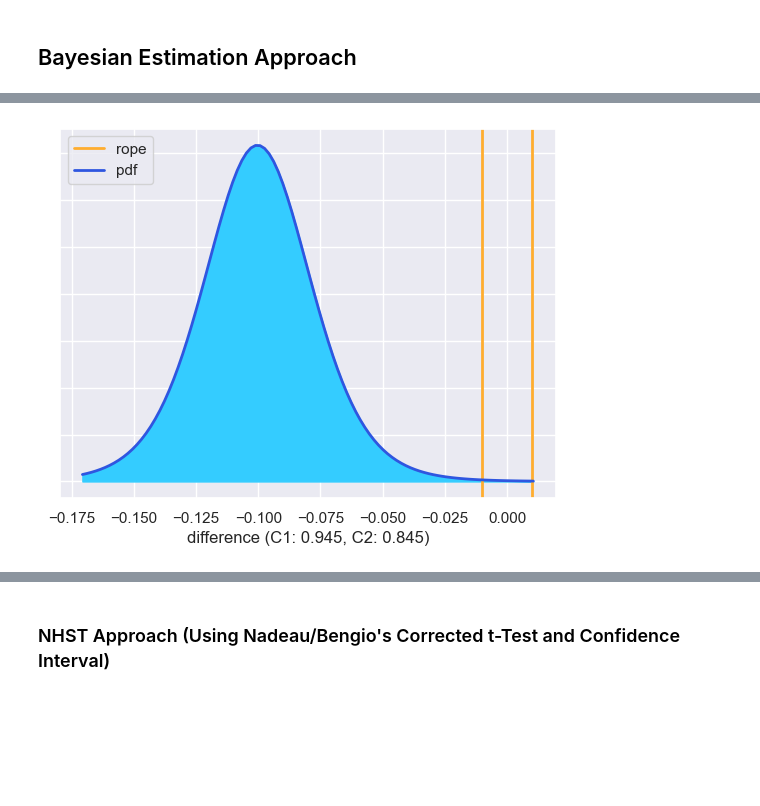
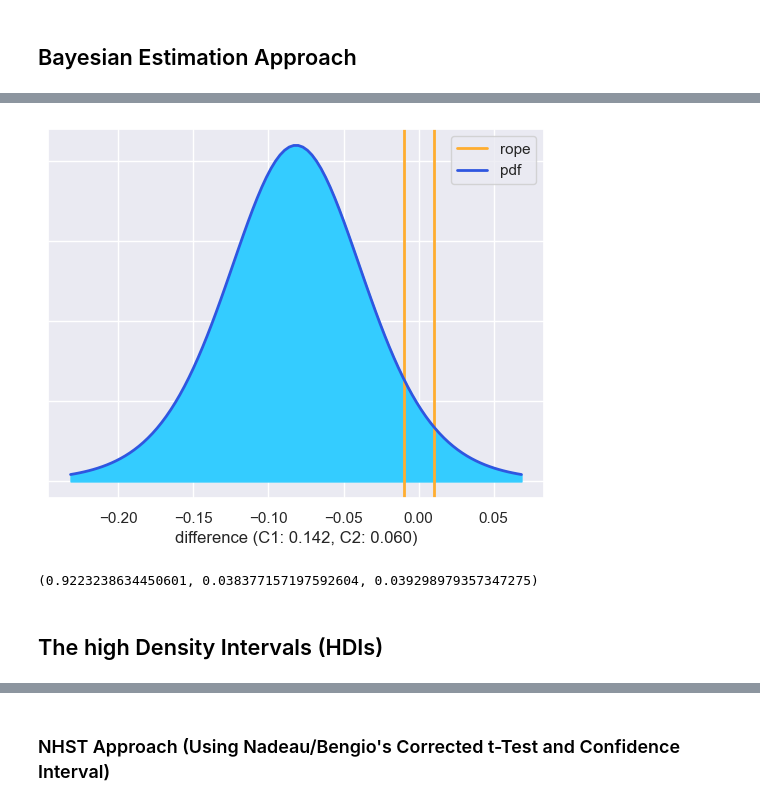
Before and after one commit to zoisboukouvalas/MachineLearningEvaluation_TowardsReliableResponsibleAI, a Jupyter notebook: Part_II/Chapter-6-Statistical-Significance/StatisticalSignificance_SO.ipynb, the cells around one changed output, grey strips where cells are left out. Saved outputs shown, nothing was run; the diff lists cells and outputs as text; code cells hidden in the pictures; blank space fills up the shorter version.

```diff
--- a/Part_II/Chapter-6-Statistical-Significance/StatisticalSignificance_SO.ipynb
+++ b/Part_II/Chapter-6-Statistical-Significance/StatisticalSignificance_SO.ipynb
@@ -2757,11 +2738,15 @@ Acc_aode = results_df['Decision Tree']
 # %%
 import numpy as np
-# Acc_nbc =  np.loadtxt('SVM_all.csv',  delimiter=',', skiprows=0)
-# Acc_aode = np.loadtxt('DT_all.csv', delimiter=',', skiprows=0)
-names = ("AODE", "NBC")
-x=np.zeros((len(Acc_nbc),2),'float')
-x[:,0]=Acc_aode/100
-x[:,1]=Acc_nbc/100
+# Acc_svm =  np.loadtxt('SVM_all.csv',  delimiter=',', skiprows=0)
+# Acc_dt = np.loadtxt('DT_all.csv', delimiter=',', skiprows=0)
+
+Acc_dt = np.loadtxt("https://raw.githubusercontent.com/zoisboukouvalas/MachineLearningEvaluation_SecondEdition/main/Part_I/Chapter-1-Statistics-Overview/DT_all.csv?token=GHSAT0AAAAAAB6ALPEIIOENWFW6VAMSEQHWY7T7D4A")
+Acc_svm = np.loadtxt("https://raw.githubusercontent.com/zoisboukouvalas/MachineLearningEvaluation_SecondEdition/main/Part_I/Chapter-1-Statistics-Overview/SVM_all.csv?token=GHSAT0AAAAAAB6ALPEJABXHMB6J4N7G7YEOY7T7EJQ")
+
+names = ("SVM", "DT")
+x=np.zeros((len(Acc_dt),2),'float')
+x[:,0] = Acc_dt/100
+x[:,1] = Acc_svm/100
 #we consider the difference of accuracy scaled in (0,1)
 # %%
 import bayesiantests as bt
@@ -2791,6 +2759,14 @@ import baycomp as bt
 import matplotlib.pyplot as plt
 from baycomp import two_on_single
 # %%
-bayes_probs, bayes_plot = bt.two_on_single(Acc_nbc, Acc_aode, runs=5, rope = 0.01, plot=True)
+bayes_probs, bayes_plot = bt.two_on_single(Acc_dt, Acc_svm, runs=5, rope = 0.01, plot=True)
+fig = pyplot.gcf()
+fig.patch.set_facecolor('white')
 # %% [output]
-[figure, old version]
+[figure, new version]
+# %%
+bayes_probs
+# %% [output]
+(0.9223238634450601, 0.038377157197592604, 0.039298979357347275)
+# %% [markdown]
+## The high Density Intervals (HDIs)
```
Also changed, not shown: parts of 72 cells of this notebook.
